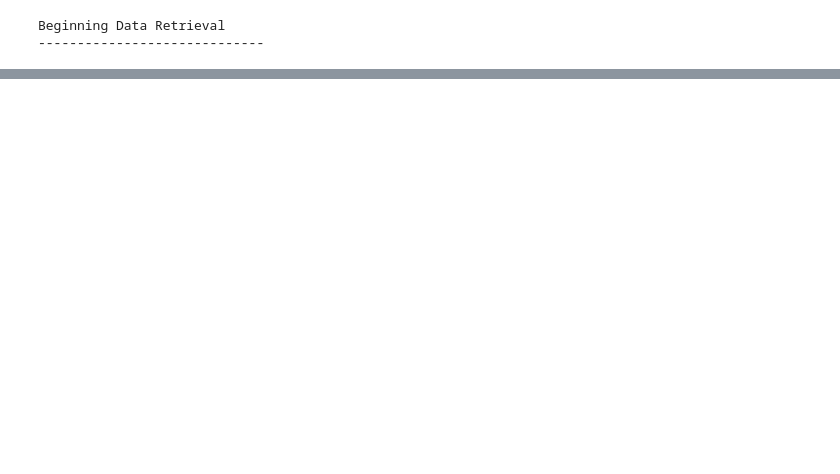
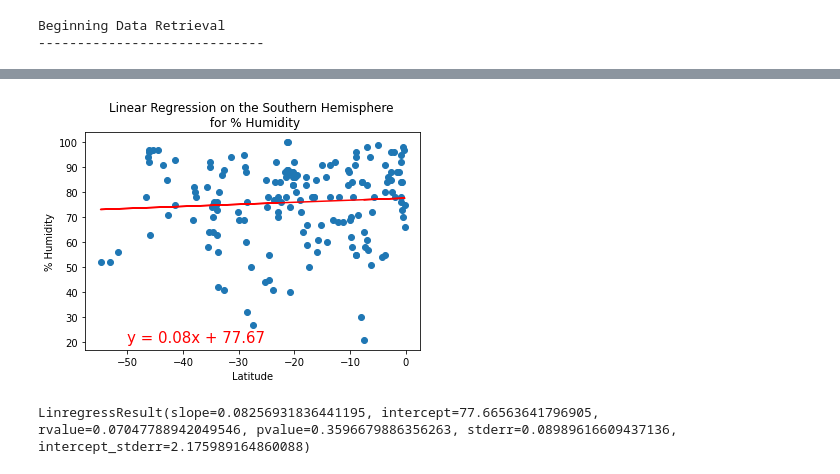
Before and after one commit to bradrobe/-World_Weather_Analysis-, a Jupyter notebook: WeatherPy.ipynb, the cells around one changed output, grey strips where cells are left out. Saved outputs shown, nothing was run; the diff lists cells and outputs as text; code cells hidden in the pictures; blank space fills up the shorter version.

```diff
--- a/WeatherPy.ipynb
+++ b/WeatherPy.ipynb
@@ -301,0 +447,14 @@ plt.show()
+# %%
+# We will call the plot_linear_regression function.
+
+# Linear regression on the Southern Hemisphere
+x_values = southern_hemi_df["Lat"]
+y_values = southern_hemi_df["Humidity"]
+# Call the function.
+plot_linear_regression(x_values, y_values,'Linear Regression on the Southern Hemisphere \n for % Humidity', '% Humidity',(-50,20))
+# %% [output]
+[figure, added]
+# %%
+linregress(x_values, y_values)
+# %% [output]
+LinregressResult(slope=0.08256931836441195, intercept=77.66563641796905, rvalue=0.07047788942049546, pvalue=0.3596679886356263, stderr=0.08989616609437136, intercept_stderr=2.175989164860088)
```
Also changed, not shown: parts of 32 cells of this notebook.
